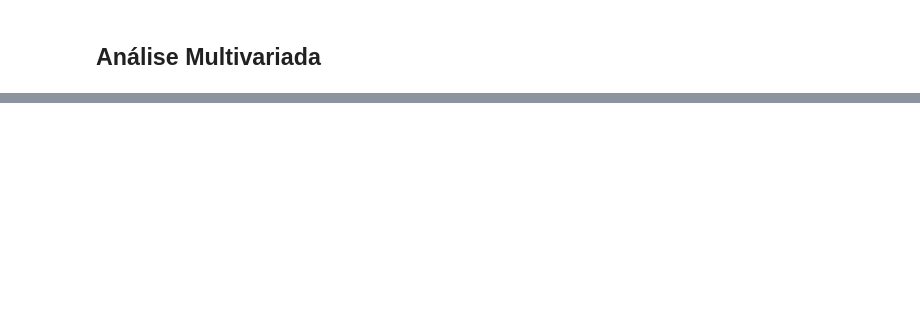
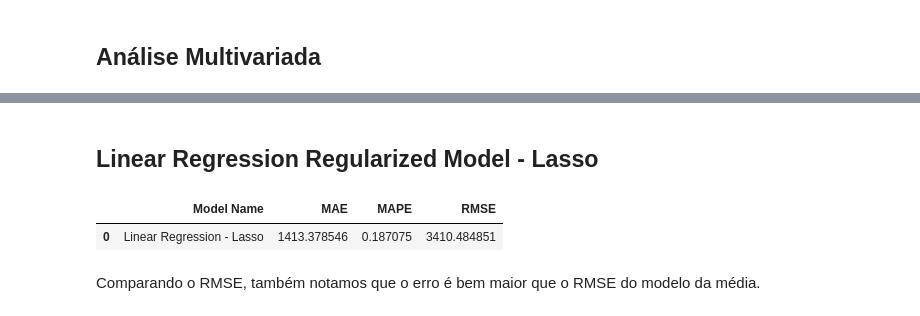
Before and after one commit to nortonvanz/Pharmacy-Sales-Forecast, a Jupyter notebook: notebooks/m04_eda.ipynb, the cells around one changed output, grey strips where cells are left out. Cells and saved outputs as stored; diff of their text form; code cells hidden in the pictures; blank space fills up the shorter version.

```diff
--- a/notebooks/m04_eda.ipynb
+++ b/notebooks/m04_eda.ipynb
@@ -2285,0 +2434,21 @@ df6.to_csv('6_feature_selection.csv', index=False) #index=False if I have first
+# %% [markdown]
+## Linear Regression Regularized Model - Lasso
+# %%
+#model
+    #modelo de regressão linear regularizado
+    #alfa - fator multiplicador
+lrr = Lasso (alpha=0.01).fit( x_train, Y_train)
+
+#prediction
+    #passa dados de teste que modelo ainda não viu
+yhat_lrr = lrr.predict ( x_test )
+
+#performance
+    #passa dados reais, e predições
+lrr_result = ml_error ( 'Linear Regression - Lasso', np.expm1(Y_test), np.expm1(yhat_lrr) )
+lrr_result
+# %% [output]
+|  | Model Name | MAE | MAPE | RMSE |
+| 0 | Linear Regression - Lasso | 1413.378546 | 0.187075 | 3410.484851 |
+# %% [markdown]
+Comparando o RMSE, também notamos que o erro é bem maior que o RMSE do modelo da média.
```
Also changed, not shown: parts of 344 cells of this notebook.
